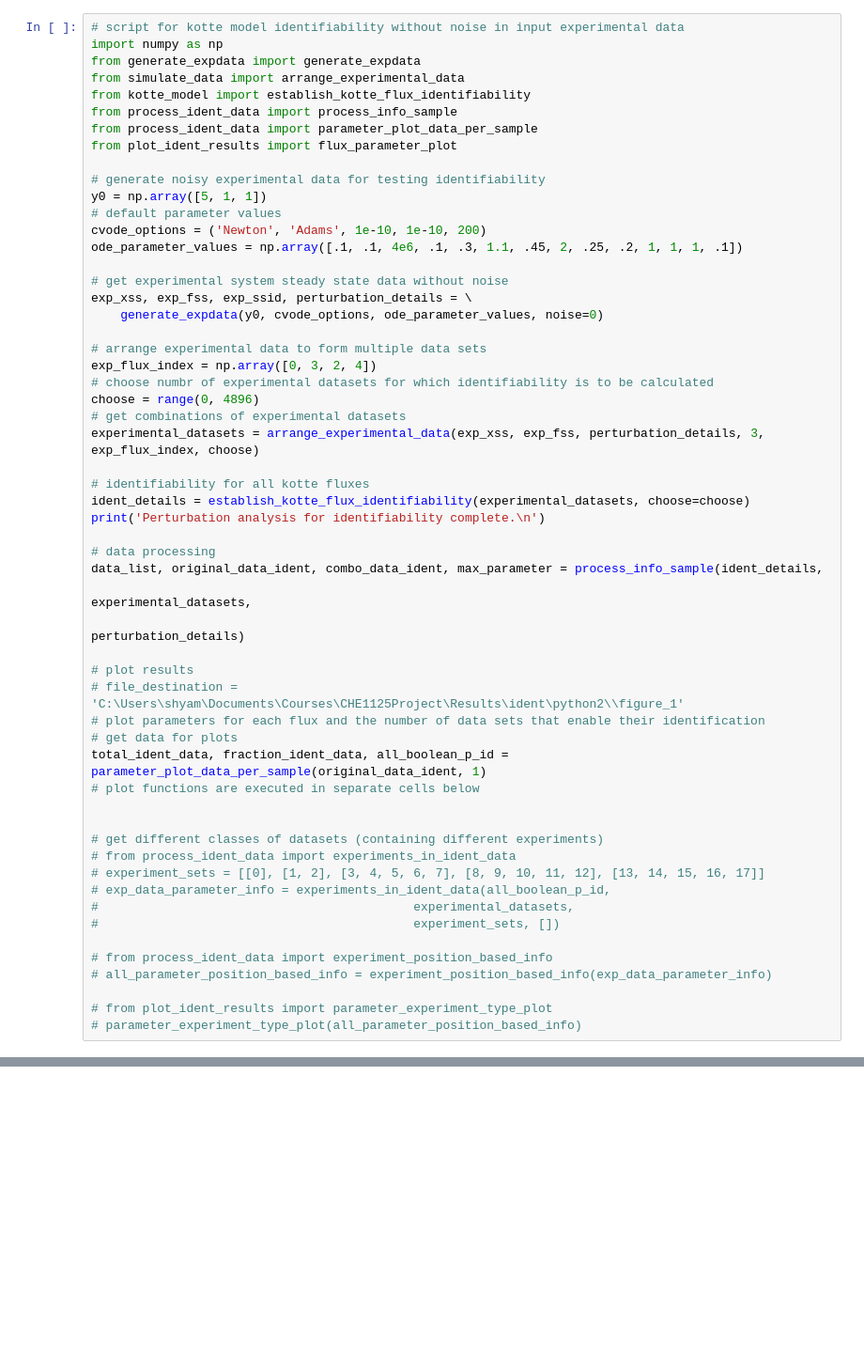
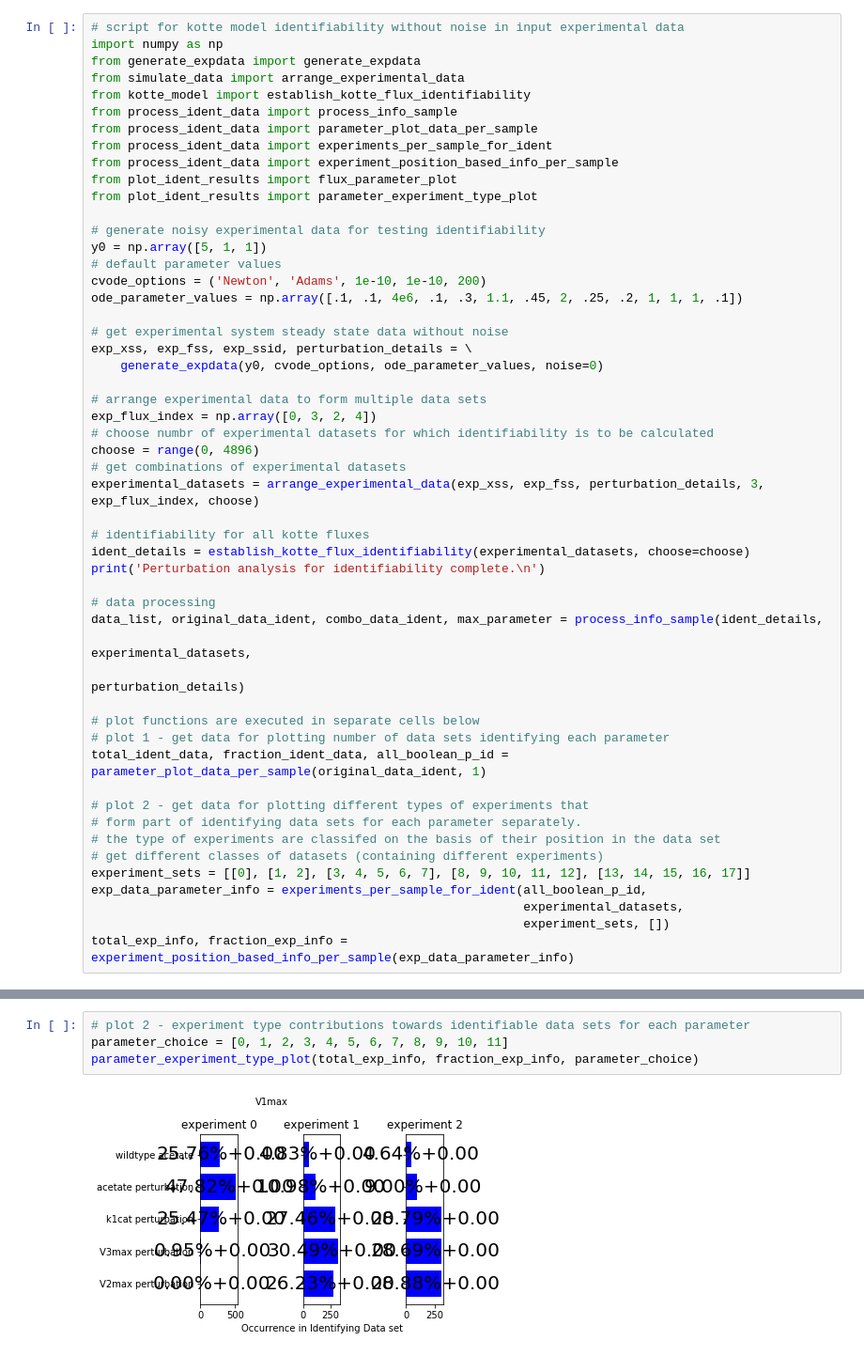
Before and after one commit to shyamsrinivasan/ident, a Jupyter notebook: ident/python2/ss-ident/no_noise.ipynb, the cells around one changed output, grey strips where cells are left out. Shown at 94% size. Saved outputs shown, nothing was run; the diff lists cells and outputs as text; blank space fills up the shorter version.

```diff
--- a/ident/python2/ss-ident/no_noise.ipynb
+++ b/ident/python2/ss-ident/no_noise.ipynb
@@ -6,7 +6,10 @@ from simulate_data import arrange_experimental_data
 from kotte_model import establish_kotte_flux_identifiability
 from process_ident_data import process_info_sample
 from process_ident_data import parameter_plot_data_per_sample
+from process_ident_data import experiments_per_sample_for_ident
+from process_ident_data import experiment_position_based_info_per_sample
 from plot_ident_results import flux_parameter_plot
+from plot_ident_results import parameter_experiment_type_plot
 
 # generate noisy experimental data for testing identifiability
 y0 = np.array([5, 1, 1])
@@ -34,26 +37,19 @@ data_list, original_data_ident, combo_data_ident, max_parameter = process_info_s
                                                                                       experimental_datasets,
                                                                                       perturbation_details)
 
-# plot results
-# file_destination = 'C:\Users\shyam\Documents\Courses\CHE1125Project\Results\ident\python2\\figure_1'
-# plot parameters for each flux and the number of data sets that enable their identification
-# get data for plots
+# plot functions are executed in separate cells below
+# plot 1 - get data for plotting number of data sets identifying each parameter
 total_ident_data, fraction_ident_data, all_boolean_p_id = parameter_plot_data_per_sample(original_data_ident, 1)
-# plot functions are executed in separate cells below
 
-
+# plot 2 - get data for plotting different types of experiments that
+# form part of identifying data sets for each parameter separately.
+# the type of experiments are classifed on the basis of their position in the data set
 # get different classes of datasets (containing different experiments)
-# from process_ident_data import experiments_in_ident_data
-# experiment_sets = [[0], [1, 2], [3, 4, 5, 6, 7], [8, 9, 10, 11, 12], [13, 14, 15, 16, 17]]
-# exp_data_parameter_info = experiments_in_ident_data(all_boolean_p_id,
-#                                           experimental_datasets,
-#                                           experiment_sets, [])
-
-# from process_ident_data import experiment_position_based_info
-# all_parameter_position_based_info = experiment_position_based_info(exp_data_parameter_info)
-
-# from plot_ident_results import parameter_experiment_type_plot
-# parameter_experiment_type_plot(all_parameter_position_based_info)
+experiment_sets = [[0], [1, 2], [3, 4, 5, 6, 7], [8, 9, 10, 11, 12], [13, 14, 15, 16, 17]]
+exp_data_parameter_info = experiments_per_sample_for_ident(all_boolean_p_id,
+                                                           experimental_datasets,
+                                                           experiment_sets, [])
+total_exp_info, fraction_exp_info = experiment_position_based_info_per_sample(exp_data_parameter_info)
 # %% [output]
 Final Run Statistics: ---
 
@@ -99,0 +111,6 @@ flux_parameter_plot(total_ident_data)
+# %%
+# plot 2 - experiment type contributions towards identifiable data sets for each parameter
+parameter_choice = [0, 1, 2, 3, 4, 5, 6, 7, 8, 9, 10, 11]
+parameter_experiment_type_plot(total_exp_info, fraction_exp_info, parameter_choice)
+# %% [output]
+[figure, added]
```
Also changed, not shown: parts of 5 cells of this notebook.
